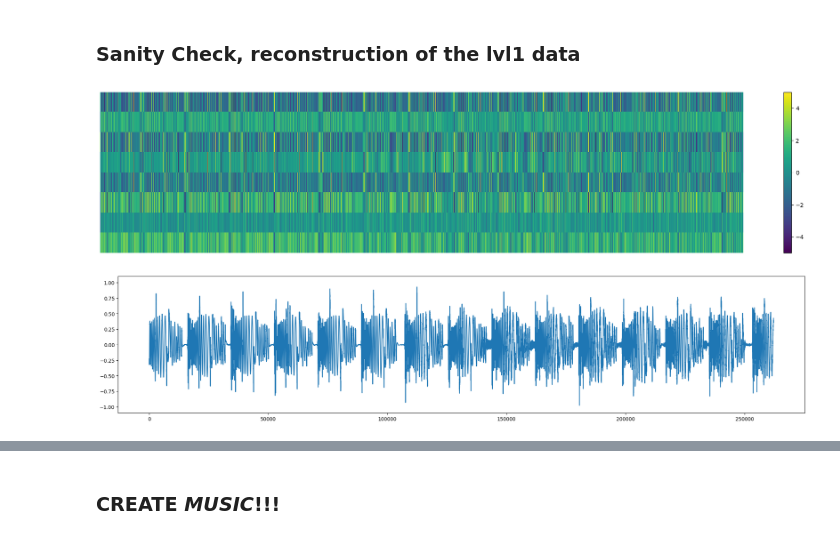
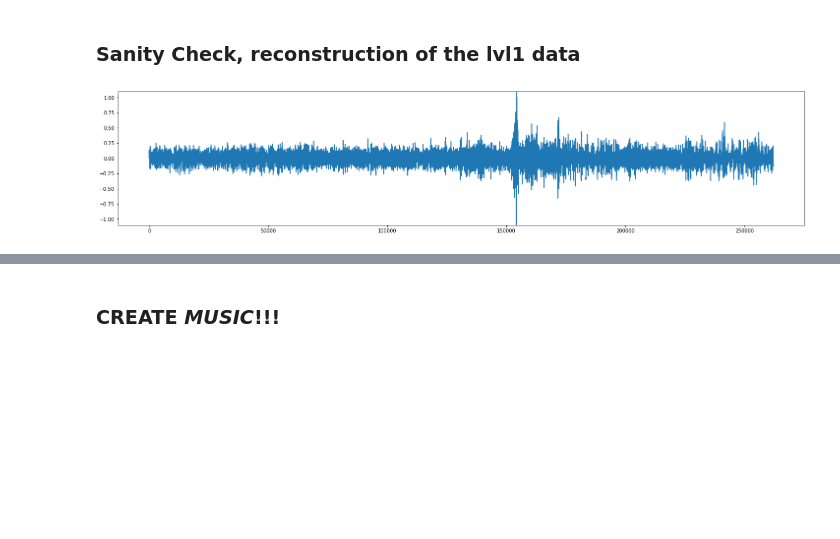
Before and after one commit to VovaTch/Infected_hdiff, a Jupyter notebook: test_lvl2_vqvae.ipynb, the cells around one changed output, grey strips where cells are left out. Saved outputs shown, nothing was run; the diff lists cells and outputs as text; code cells hidden in the pictures; blank space fills up the shorter version.

Commit message:
Refractured the datasets to reduce duplicated code

```diff
--- a/test_lvl2_vqvae.ipynb
+++ b/test_lvl2_vqvae.ipynb
@@ -151,43 +151,24 @@ plt.show()
 # %% [markdown]
 ### Sanity Check, reconstruction of the lvl1 data
 # %%
-
-from torch.utils.data import TensorDataset, DataLoader
-
-batch_divide = 8
-batch_size = 4
+# vq_input = torch.zeros((8, 8, 512)).to(device)
+# for idx in range(8):
+#     vq_input[idx, :, :] = lvl2_sample[:, idx * 512: (idx + 1) * 512]
 
 with torch.no_grad():
     # z_q_out = vq_input
-    lvl2_sample_divided = lvl2_sample.unsqueeze(0).permute((0, 2, 1)).reshape((batch_divide, -1, cfg_2['latent_depth'])).permute((0, 2, 1))
+    z_q_out = model_lvl1.vq_module(lvl2_sample.unsqueeze(0).to(device))['v_q']
+    output = model_lvl1.decoder(z_q_out)
 
-    plt.figure(figsize=(25, 5))
-    plt.matshow(lvl2_sample[:, :].squeeze(0).cpu().detach().numpy(), fignum=1, aspect='auto', vmin=-5, vmax=5.0)
-    plt.colorbar()
-    plt.axis('off')
-    plt.show()
-
-    lvl2_dataset = TensorDataset(lvl2_sample_divided)
-    lvl2_dataloader = DataLoader(lvl2_dataset, batch_size=batch_size)
-
-    output_lvl1 = torch.zeros([1, cfg_1['input_channels'], 0]).to(device=device)
-
-    for lvl2_ind_sample in lvl2_dataloader:
-
-        output_lvl1_ind, _ = model_lvl1.decode(lvl2_ind_sample[0].to(device))
-        output_lvl1_ind = output_lvl1_ind.permute((0, 2, 1)).reshape((1, -1, 1)).permute((0, 2, 1))
-        output_lvl1 = torch.cat((output_lvl1, output_lvl1_ind), dim=2)
-
-music_sample_rec = output_lvl1.view((1, -1))
+music_sample_rec = output.view((1, -1))
 plt.figure(figsize=(25, 5))
 plt.plot(music_sample_rec[0, ...].cpu().detach().numpy())
 plt.ylim((-1.1, 1.1))
 plt.show()
 torchaudio.save('sample_out.mp3', music_sample_rec.cpu().detach(), 44100, format='mp3')
 IPython.display.Audio(filename="sample_out.mp3")
 # %% [output]
-[figure, old version]
+[figure, new version]
-[figure, removed]
 [interactive output not drawn]
 # %% [markdown]
 ### CREATE *MUSIC*!!!
```
Also changed, not shown: parts of 6 cells of this notebook, 19 other files.
